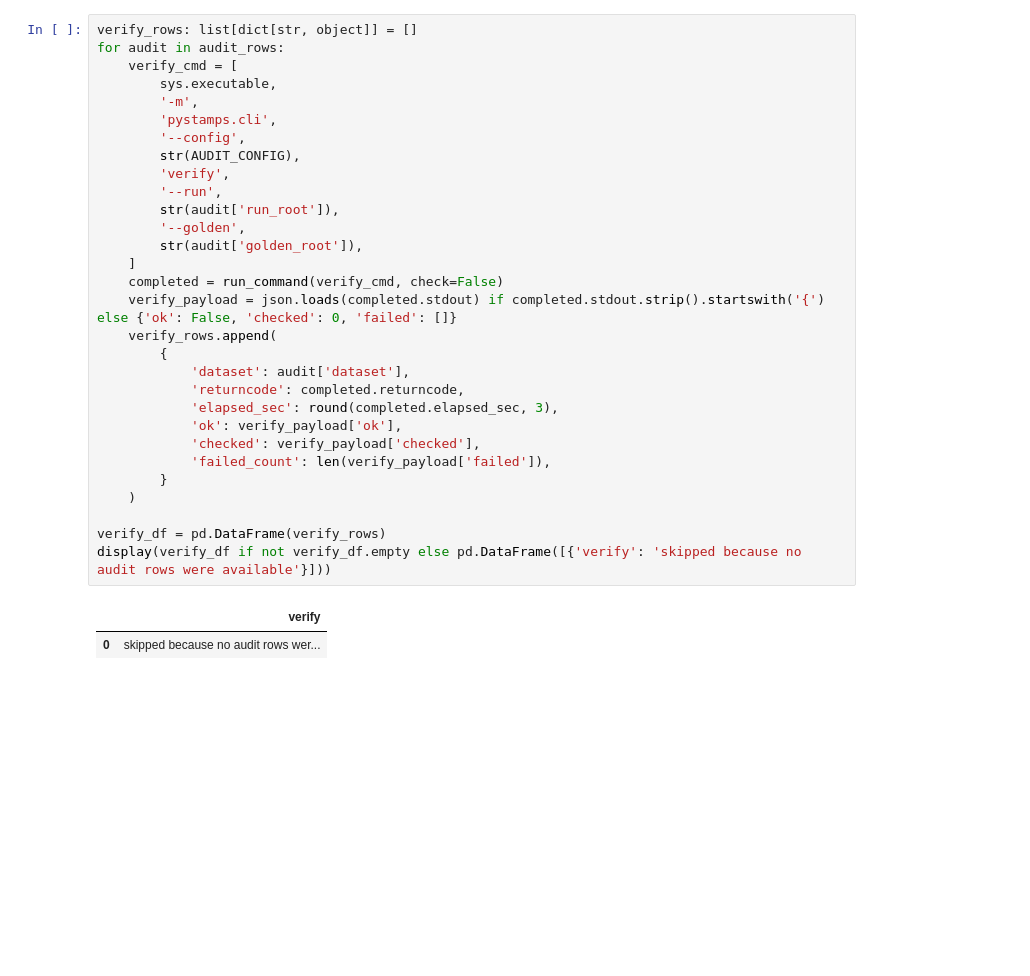
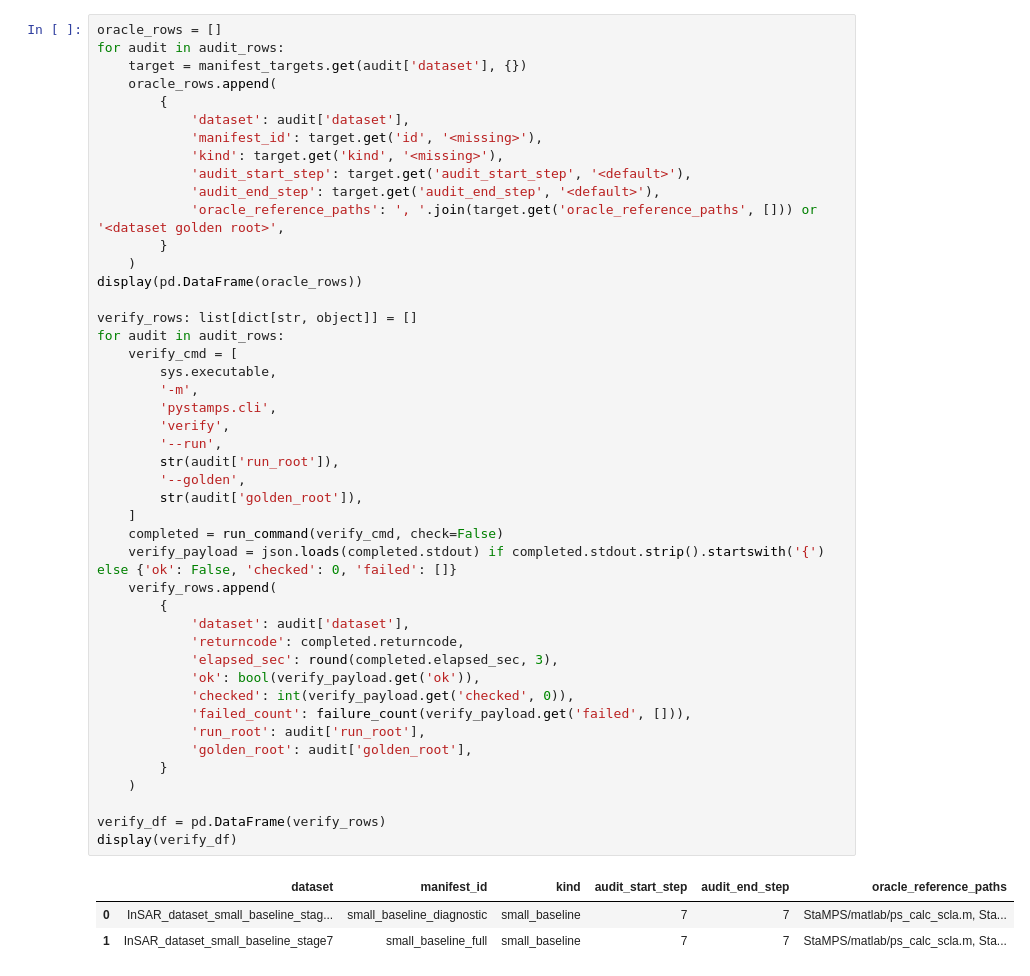
Before and after one commit to sirbastiano/pystamps, a Jupyter notebook: notebooks/04_rust_end2end_parity_validation.ipynb, the cells around one changed output. Cells and saved outputs as stored; diff of their text form; blank space fills up the shorter version.

```diff
--- a/notebooks/04_rust_end2end_parity_validation.ipynb
+++ b/notebooks/04_rust_end2end_parity_validation.ipynb
@@ -221,34 +240,50 @@ interruption        Audit interrupted before all dataset workflows...
 dtype: object
 # %%
+oracle_rows = []
+for audit in audit_rows:
+    target = manifest_targets.get(audit['dataset'], {})
+    oracle_rows.append(
+        {
+            'dataset': audit['dataset'],
+            'manifest_id': target.get('id', '<missing>'),
+            'kind': target.get('kind', '<missing>'),
+            'audit_start_step': target.get('audit_start_step', '<default>'),
+            'audit_end_step': target.get('audit_end_step', '<default>'),
+            'oracle_reference_paths': ', '.join(target.get('oracle_reference_paths', [])) or '<dataset golden root>',
+        }
+    )
+display(pd.DataFrame(oracle_rows))
+
 verify_rows: list[dict[str, object]] = []
 for audit in audit_rows:
     verify_cmd = [
         sys.executable,
         '-m',
         'pystamps.cli',
-        '--config',
-        str(AUDIT_CONFIG),
         'verify',
         '--run',
         str(audit['run_root']),
         '--golden',
         str(audit['golden_root']),
     ]
     completed = run_command(verify_cmd, check=False)
     verify_payload = json.loads(completed.stdout) if completed.stdout.strip().startswith('{') else {'ok': False, 'checked': 0, 'failed': []}
     verify_rows.append(
         {
             'dataset': audit['dataset'],
             'returncode': completed.returncode,
             'elapsed_sec': round(completed.elapsed_sec, 3),
-            'ok': verify_payload['ok'],
-            'checked': verify_payload['checked'],
-            'failed_count': len(verify_payload['failed']),
+            'ok': bool(verify_payload.get('ok')),
+            'checked': int(verify_payload.get('checked', 0)),
+            'failed_count': failure_count(verify_payload.get('failed', [])),
+            'run_root': audit['run_root'],
+            'golden_root': audit['golden_root'],
         }
     )
 
 verify_df = pd.DataFrame(verify_rows)
-display(verify_df if not verify_df.empty else pd.DataFrame([{'verify': 'skipped because no audit rows were available'}]))
+display(verify_df)
 # %% [output]
-|  | verify |
-| 0 | skipped because no audit rows wer... |
+|  | dataset | manifest_id | kind | audit_start_step | audit_end_step | oracle_reference_paths |
+| 0 | InSAR_dataset_small_baseline_stag... | small_baseline_diagnostic | small_baseline | 7 | 7 | StaMPS/matlab/ps_calc_scla.m, Sta... |
+| 1 | InSAR_dataset_small_baseline_stage7 | small_baseline_full | small_baseline | 7 | 7 | StaMPS/matlab/ps_calc_scla.m, Sta... |
```
Also changed, not shown: parts of 12 cells of this notebook, 1 other file.
